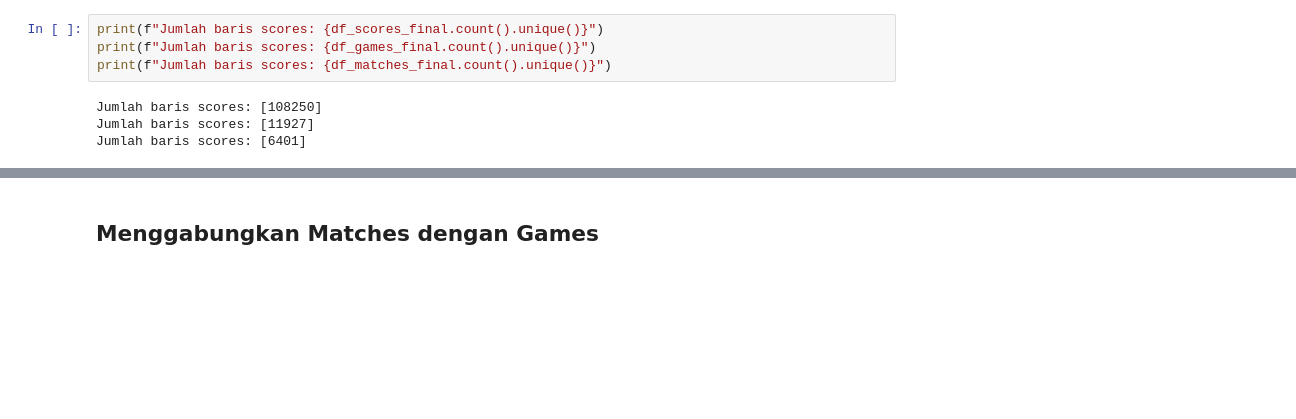
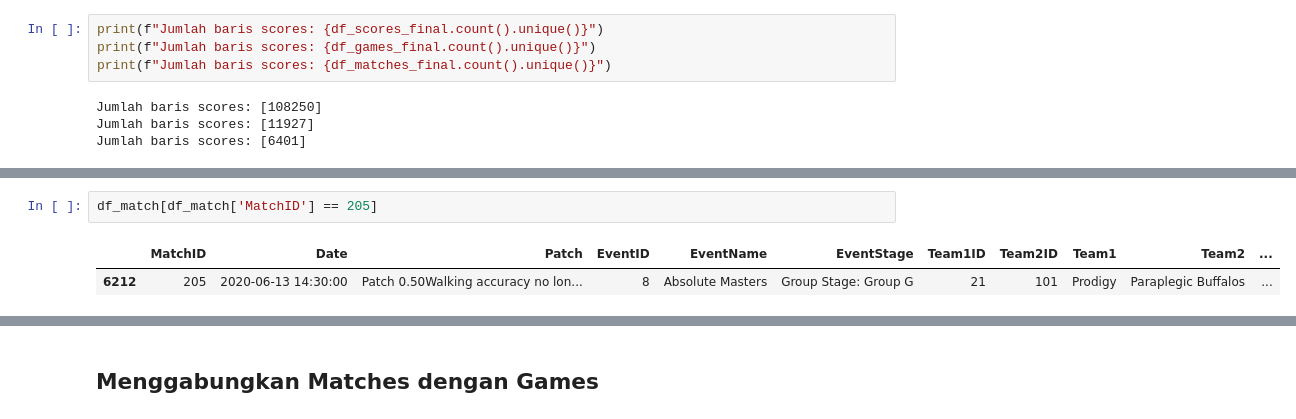
Before and after one commit to michaelsinanta/tk-kasdad, a Jupyter notebook: preprocessing.ipynb, the cells around one changed output, grey strips where cells are left out. Saved outputs shown, nothing was run; the diff lists cells and outputs as text; blank space fills up the shorter version.

```diff
--- a/preprocessing.ipynb
+++ b/preprocessing.ipynb
@@ -507,0 +551,5 @@ df_games_scores.to_csv('dataset final/games_scores.csv', index=False)
+# %%
+df_match[df_match['MatchID'] == 205]
+# %% [output]
+|  | MatchID | Date | Patch | EventID | EventName | EventStage | Team1ID | Team2ID | Team1 | Team2 | ... |
+| 6212 | 205 | 2020-06-13 14:30:00 | Patch 0.50Walking accuracy no lon... | 8 | Absolute Masters | Group Stage: Group G | 21 | 101 | Prodigy | Paraplegic Buffalos | ... |
```
Also changed, not shown: parts of 17 cells of this notebook, 5 other files.
